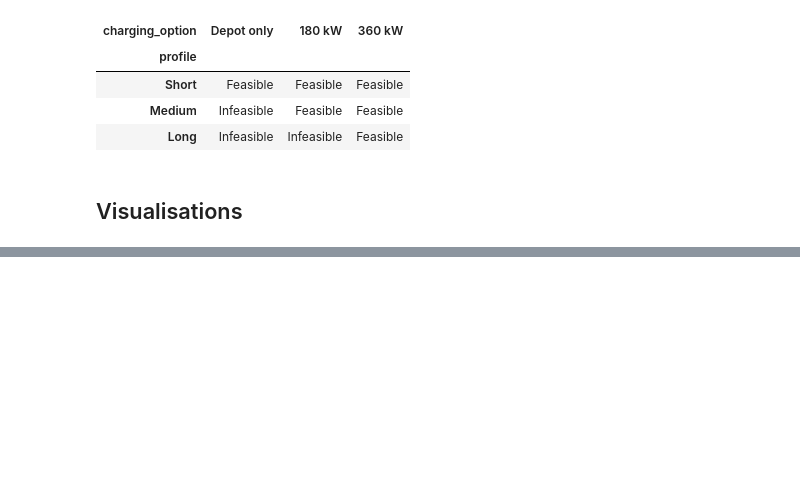
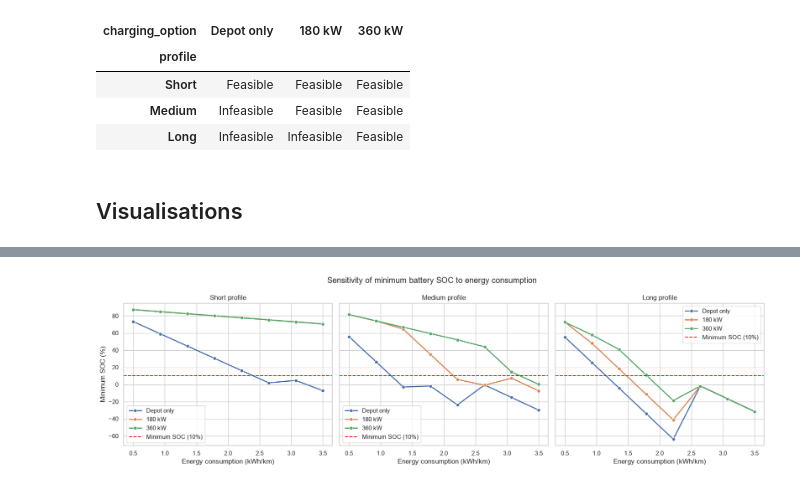
Before and after one commit to magdalini1/-TIL6022-TIL-Python-Programming-Group-21, a Jupyter notebook: Final_code.ipynb, the cells around one changed output, grey strips where cells are left out. Drawn from its saved outputs; the diff is of its cells as text; code cells hidden in the pictures; blank space fills up the shorter version.

Commit message:
updated code with sensitivity

```diff
--- a/Final_code.ipynb
+++ b/Final_code.ipynb
@@ -459,9 +465,5 @@ def run_all_scenarios(truck, profiles, charging_options):
 # %%
-truck_specification_before = vars(truck).copy()
-
-event_log_df, summary_df = run_all_scenarios(
-    truck, profiles, charging_options
-)
+event_log_df, summary_df = run_all_scenarios(truck, profiles, charging_options)
 # %%
 operating_columns = [
     "profile", "charging_option", "daily_distance_km", "round_trips",
@@ -614,0 +681,31 @@ plt.show()
+# %%
+#visualisation
+
+fig, axes = plt.subplots(1, 3, figsize=(17,5), sharey=True)
+
+for ax, profile in zip(axes, profiles):
+    subset = consumption_sensitivity_df[consumption_sensitivity_df["profile"] == profile.name]
+
+    sns.lineplot(
+        data=subset,
+        x="consumption_kwh_per_km",
+        y="minimum_soc_percent",
+        hue="charging_option",
+        hue_order=option_order,
+        marker='o',
+        linewidth=2,
+        ax=ax)
+
+    ax.axhline(10, color="red", linestyle='--', label="Minimum SOC (10%)")
+    ax.set_title(f"{profile.name} profile")
+    ax.set_xlabel("Energy consumption (kWh/km)")
+    ax.set_ylabel("Minimum SOC (%)")
+    ax.legend()
+
+fig.suptitle("Sensitivity of minimum battery SOC to energy consumption")
+fig.tight_layout()
+fig.savefig(out/"consumption_sensitivity_soc.png", dpi=300, bbox_inches="tight")
+
+plt.show()
+# %% [output]
+[figure, added]
```
Also changed, not shown: parts of 23 cells of this notebook.
